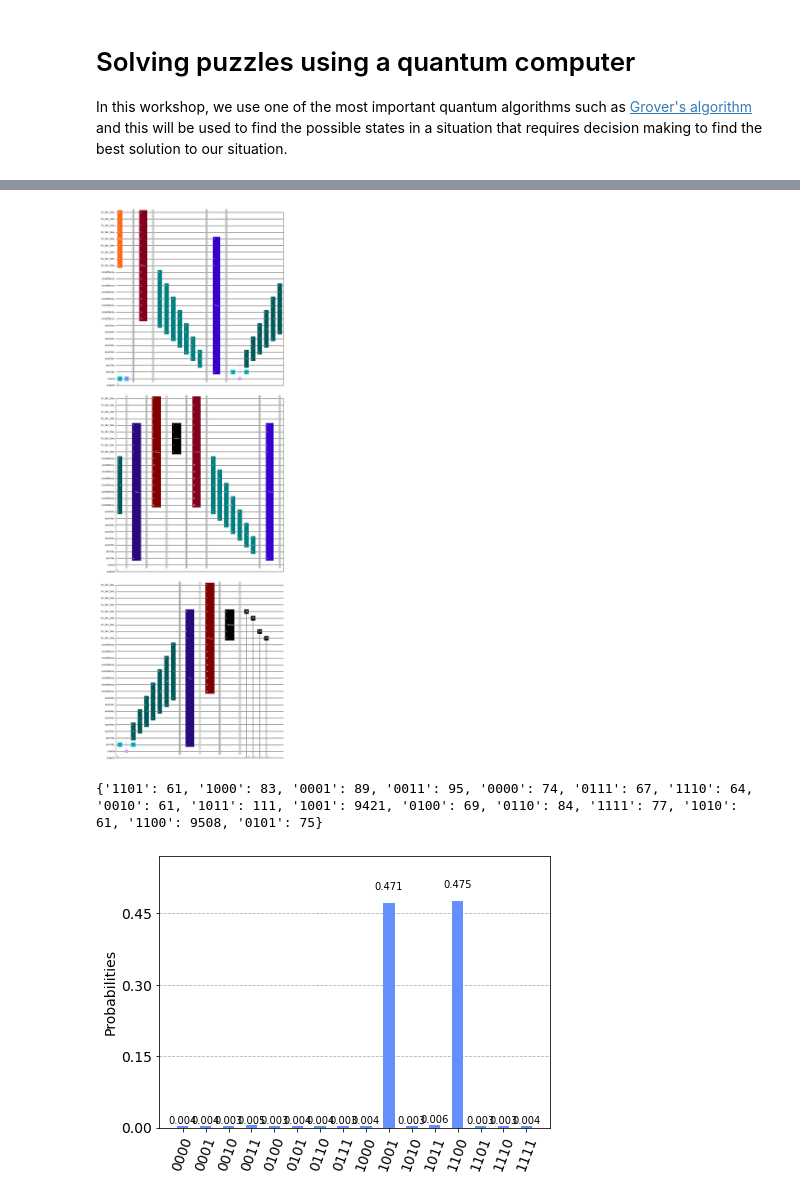
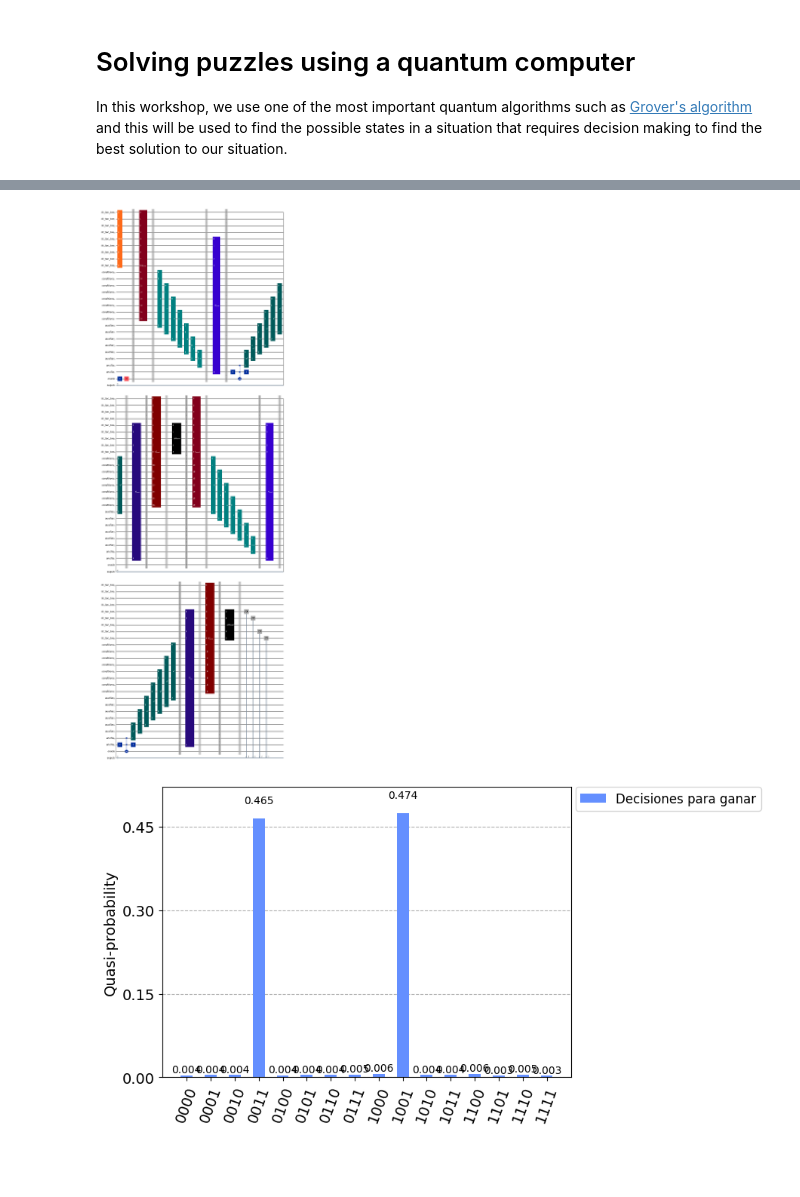
Before and after one commit to MaldoAlberto/tic-tac-toe-grover, a Jupyter notebook: Solve tic-tac-toe using QC.ipynb, the cells around one changed output, grey strips where cells are left out. Drawn from its saved outputs; the diff is of its cells as text; code cells hidden in the pictures; blank space fills up the shorter version.

```diff
--- a/Solve tic-tac-toe using QC.ipynb
+++ b/Solve tic-tac-toe using QC.ipynb
@@ -31,7 +26,7 @@ def general_conditions(conditions):
 
     qc = QuantumCircuit(inputs,qubit_conditions)
     for i,c in enumerate(conditions):
-        qc.mct(c,qubit_conditions[i])
+        qc.mcx(c,qubit_conditions[i])
     return qc.to_gate(label="general conditions")
 # %%
 def or_gate():
@@ -63,10 +58,10 @@ def particular_conditions(len_moves):
         if len(k) < len_moves/2:
             if k:
                 qc.x(qubits_moves[k])
-                qc.mct(qubits_moves,oracle)
+                qc.mcx(qubits_moves,oracle)
                 qc.x(qubits_moves[k])
             else:
-                qc.mct(qubits_moves,oracle)
+                qc.mcx(qubits_moves,oracle)
             #qc.barrier()
     return qc.to_gate(label="particular conditions")
 # %%
@@ -77,7 +72,7 @@ def diffuser(nqubits):
     for qubit in range(nqubits):
         qc.x(qubit)
     qc.h(nqubits-1)
-    qc.mct(list(range(nqubits-1)), nqubits-1)
+    qc.mcx(list(range(nqubits-1)), nqubits-1)
     qc.h(nqubits-1)
     for qubit in range(nqubits):
         qc.x(qubit)
@@ -180,12 +175,21 @@ qc.draw("mpl",style={'displaycolor': {'init variables': ('#fe6a1aff', '#FFFFFFFF
                                     'OR gate': "$\\vee$",
                                     'OR gate dg': "$\\vee^{\dagger}$"}})
 # %% [output]
-[figure, old version]
+[figure, new version]
 # %%
-shots = 20000
-counts = execute(qc.reverse_bits(), Aer.get_backend('qasm_simulator'),shots=shots).result().get_counts()
-print(counts)
-plot_histogram(counts)
+from qiskit_aer.primitives import Sampler
+
+sampler = Sampler()
+
+job = sampler.run(qc,shots=10000)
+
+
+counts = job.result().quasi_dists[0].binary_probabilities()
+
+
+# graficamos los resultados con un histograma
+
+legend = ["Decisiones para ganar"]
+plot_histogram([counts], legend=legend)
 # %% [output]
-{'1101': 61, '1000': 83, '0001': 89, '0011': 95, '0000': 74, '0111': 67, '1110': 64, '0010': 61, '1011': 111, '1001': 9421, '0100': 69, '0110': 84, '1111': 77, '1010': 61, '1100': 9508, '0101': 75}
-[figure, old version]
+[figure, new version]
```
Also changed, not shown: parts of 3 cells of this notebook, 1 other file.
